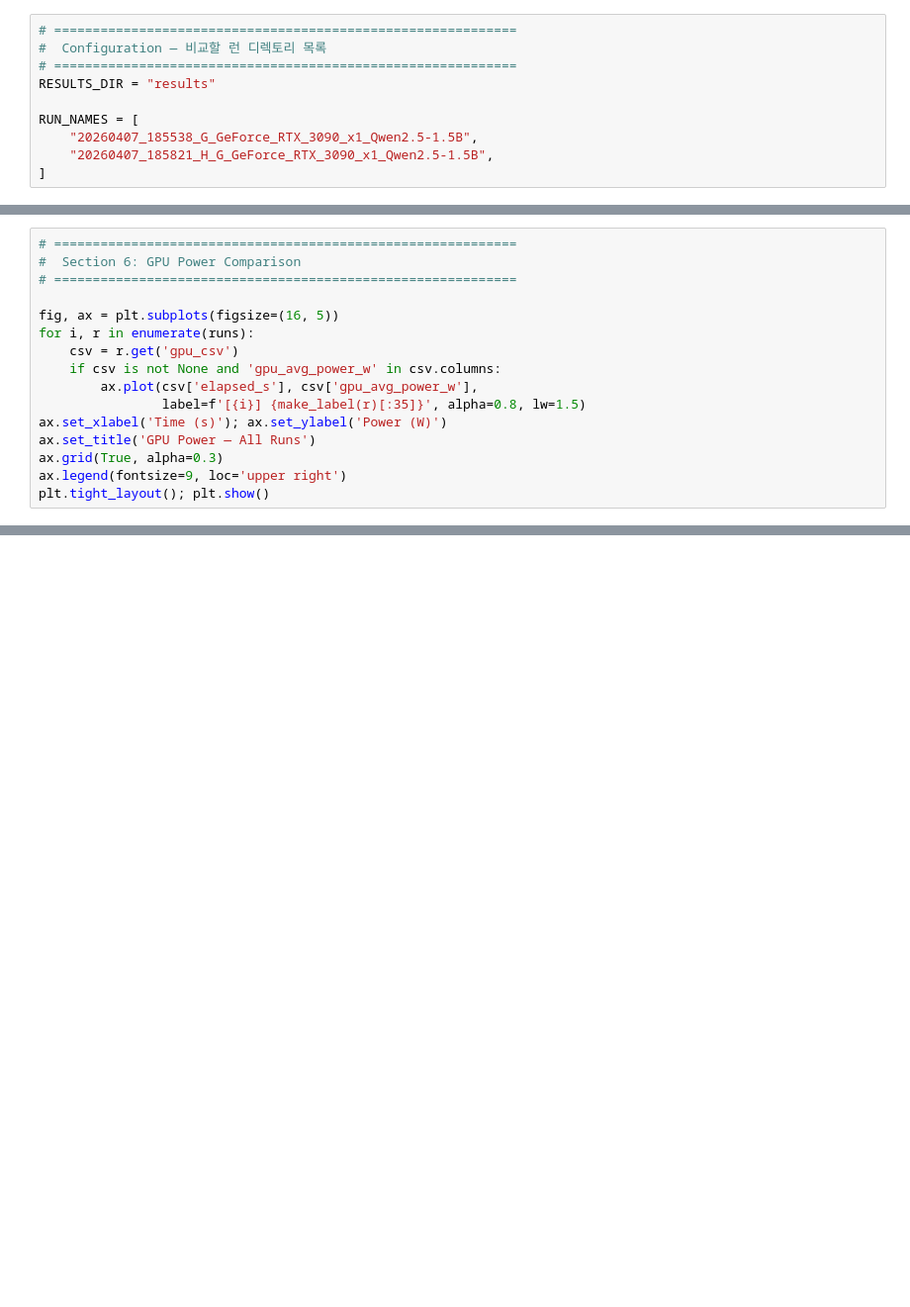
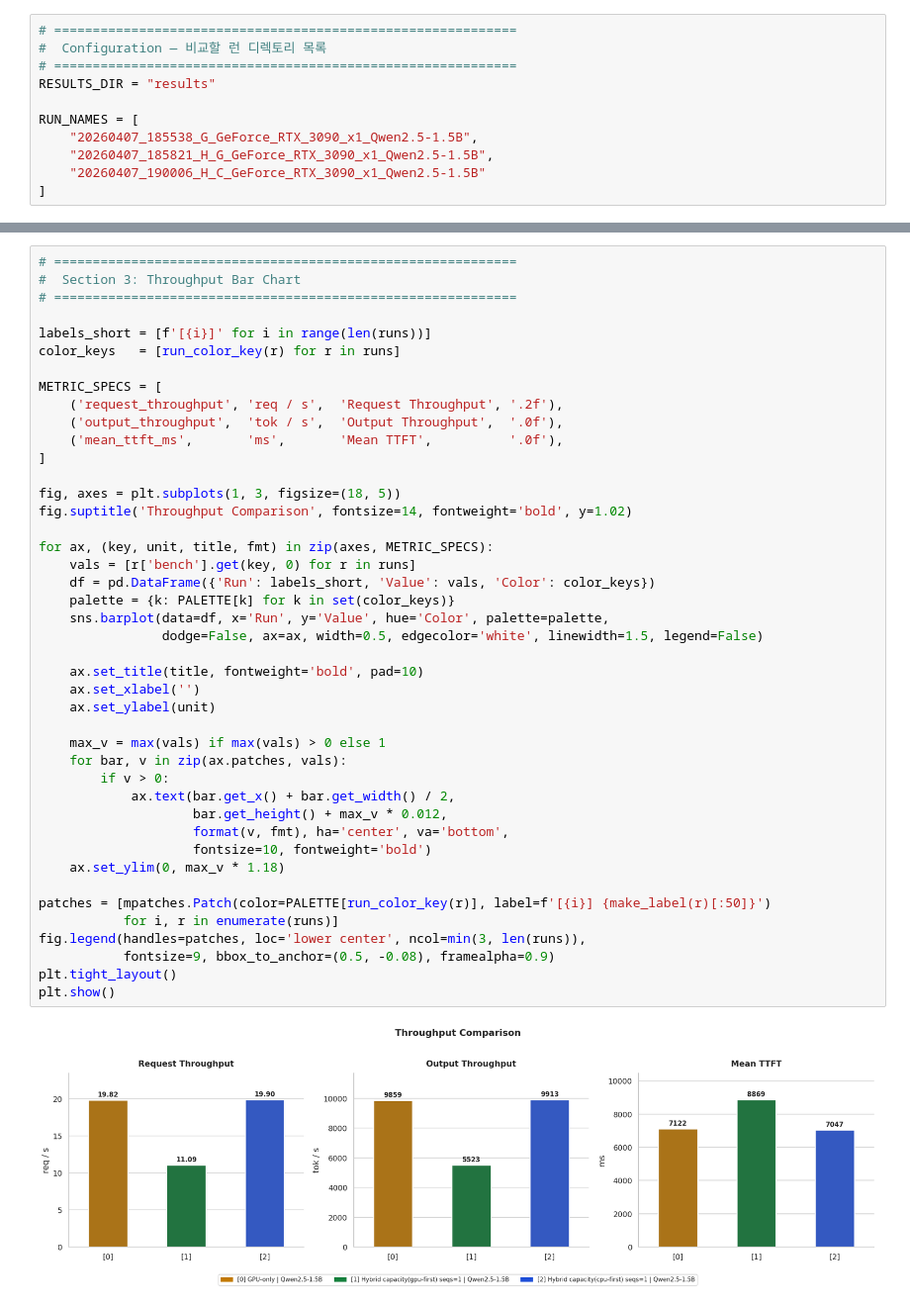
Before and after one commit to mystous/vllm_hybrid, a Jupyter notebook: eval/analysis_v3.ipynb, the cells around one changed output, grey strips where cells are left out. Shown at 99% size. Saved outputs shown, nothing was run; the diff lists cells and outputs as text; blank space fills up the shorter version.

```diff
--- a/eval/analysis_v3.ipynb
+++ b/eval/analysis_v3.ipynb
@@ -7,6 +7,7 @@ RESULTS_DIR = "results"
 RUN_NAMES = [
     "20260407_185538_G_GeForce_RTX_3090_x1_Qwen2.5-1.5B",
     "20260407_185821_H_G_GeForce_RTX_3090_x1_Qwen2.5-1.5B",
+    "20260407_190006_H_C_GeForce_RTX_3090_x1_Qwen2.5-1.5B"
 ]
 # %%
 # ============================================================
@@ -274,16 +266,0 @@ plt.tight_layout(); plt.show()
-# %%
-# ============================================================
-#  Section 6: GPU Power Comparison
-# ============================================================
-
-fig, ax = plt.subplots(figsize=(16, 5))
-for i, r in enumerate(runs):
-    csv = r.get('gpu_csv')
-    if csv is not None and 'gpu_avg_power_w' in csv.columns:
-        ax.plot(csv['elapsed_s'], csv['gpu_avg_power_w'],
-                label=f'[{i}] {make_label(r)[:35]}', alpha=0.8, lw=1.5)
-ax.set_xlabel('Time (s)'); ax.set_ylabel('Power (W)')
-ax.set_title('GPU Power — All Runs')
-ax.grid(True, alpha=0.3)
-ax.legend(fontsize=9, loc='upper right')
-plt.tight_layout(); plt.show()
@@ -356,0 +267,45 @@ plt.show()
+# %%
+# ============================================================
+#  Section 3: Throughput Bar Chart
+# ============================================================
+
+labels_short = [f'[{i}]' for i in range(len(runs))]
+color_keys   = [run_color_key(r) for r in runs]
+
+METRIC_SPECS = [
+    ('request_throughput', 'req / s',  'Request Throughput', '.2f'),
+    ('output_throughput',  'tok / s',  'Output Throughput',  '.0f'),
+    ('mean_ttft_ms',       'ms',       'Mean TTFT',          '.0f'),
+]
+
+fig, axes = plt.subplots(1, 3, figsize=(18, 5))
+fig.suptitle('Throughput Comparison', fontsize=14, fontweight='bold', y=1.02)
+
+for ax, (key, unit, title, fmt) in zip(axes, METRIC_SPECS):
+    vals = [r['bench'].get(key, 0) for r in runs]
+    df = pd.DataFrame({'Run': labels_short, 'Value': vals, 'Color': color_keys})
+    palette = {k: PALETTE[k] for k in set(color_keys)}
+    sns.barplot(data=df, x='Run', y='Value', hue='Color', palette=palette,
+                dodge=False, ax=ax, width=0.5, edgecolor='white', linewidth=1.5, legend=False)
+
+    ax.set_title(title, fontweight='bold', pad=10)
+    ax.set_xlabel('')
+    ax.set_ylabel(unit)
+
+    max_v = max(vals) if max(vals) > 0 else 1
+    for bar, v in zip(ax.patches, vals):
+        if v > 0:
+            ax.text(bar.get_x() + bar.get_width() / 2,
+                    bar.get_height() + max_v * 0.012,
+                    format(v, fmt), ha='center', va='bottom',
+                    fontsize=10, fontweight='bold')
+    ax.set_ylim(0, max_v * 1.18)
+
+patches = [mpatches.Patch(color=PALETTE[run_color_key(r)], label=f'[{i}] {make_label(r)[:50]}')
+           for i, r in enumerate(runs)]
+fig.legend(handles=patches, loc='lower center', ncol=min(3, len(runs)),
+           fontsize=9, bbox_to_anchor=(0.5, -0.08), framealpha=0.9)
+plt.tight_layout()
+plt.show()
+# %% [output]
+[figure, added]
```
Also changed, not shown: parts of 13 cells of this notebook, 1 other file.
